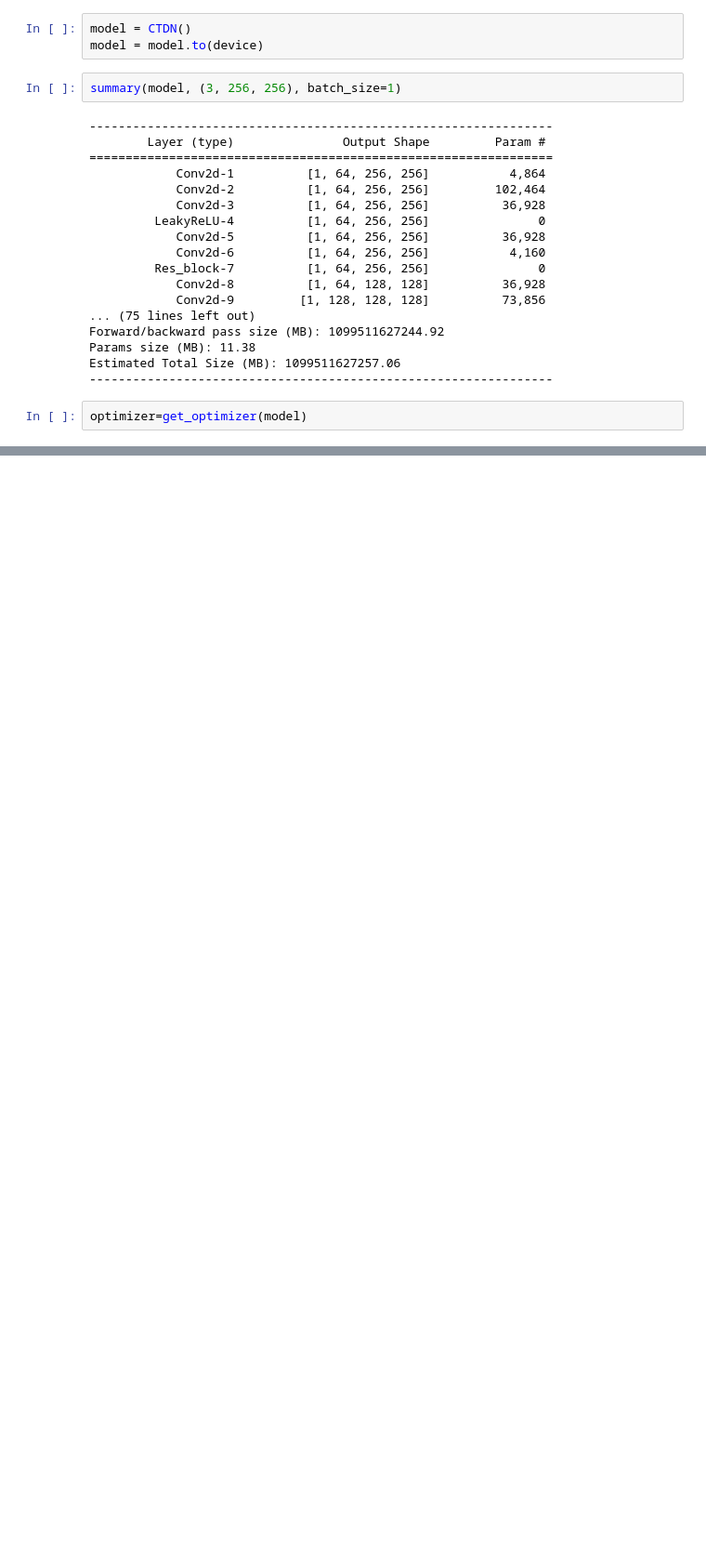
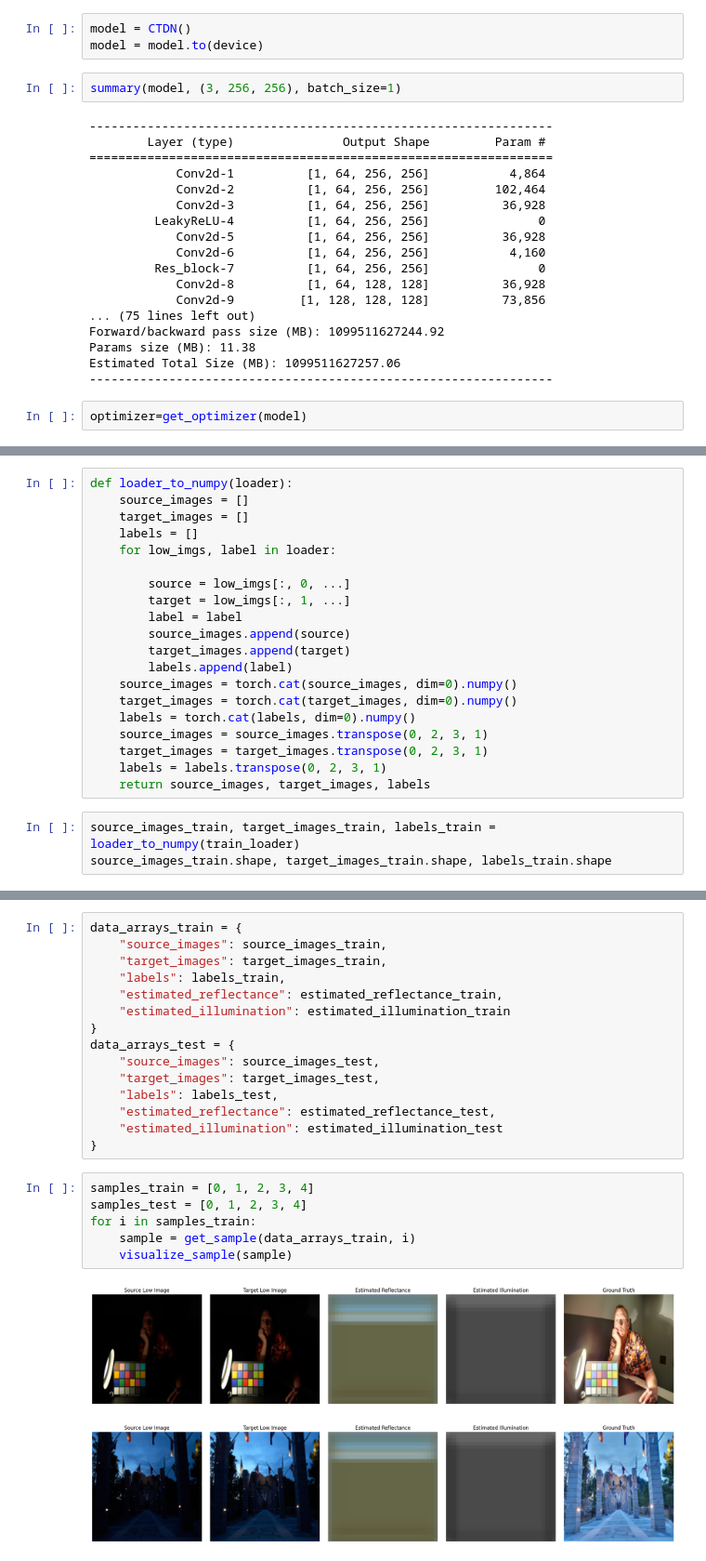
Before and after one commit to omarkhater/lle-generative-priors, a Jupyter notebook: eda/train_CTDN_SICE.ipynb, the cells around one changed output, grey strips where cells are left out. Shown at 93% size. Cells and saved outputs as stored; diff of their text form; blank space fills up the shorter version.

Commit message:
Initial Image Decompoistion Experiment

```diff
--- a/eda/train_CTDN_SICE.ipynb
+++ b/eda/train_CTDN_SICE.ipynb
@@ -77,0 +141,23 @@ Best epoch: 1, Best loss: 0.17065155506134033
+# %%
+def loader_to_numpy(loader):
+    source_images = []
+    target_images = []
+    labels = []
+    for low_imgs, label in loader:
+
+        source = low_imgs[:, 0, ...]
+        target = low_imgs[:, 1, ...]
+        label = label
+        source_images.append(source)
+        target_images.append(target)
+        labels.append(label)
+    source_images = torch.cat(source_images, dim=0).numpy()
+    target_images = torch.cat(target_images, dim=0).numpy()
+    labels = torch.cat(labels, dim=0).numpy()
+    source_images = source_images.transpose(0, 2, 3, 1)
+    target_images = target_images.transpose(0, 2, 3, 1)
+    labels = labels.transpose(0, 2, 3, 1)
+    return source_images, target_images, labels
+# %%
+source_images_train, target_images_train, labels_train = loader_to_numpy(train_loader)
+source_images_train.shape, target_images_train.shape, labels_train.shape
@@ -77,0 +217,24 @@ Best epoch: 1, Best loss: 0.17065155506134033
+# %%
+data_arrays_train = {
+    "source_images": source_images_train,
+    "target_images": target_images_train,
+    "labels": labels_train,
+    "estimated_reflectance": estimated_reflectance_train,
+    "estimated_illumination": estimated_illumination_train
+}
+data_arrays_test = {
+    "source_images": source_images_test,
+    "target_images": target_images_test,
+    "labels": labels_test,
+    "estimated_reflectance": estimated_reflectance_test,
+    "estimated_illumination": estimated_illumination_test
+}
+# %%
+samples_train = [0, 1, 2, 3, 4]
+samples_test = [0, 1, 2, 3, 4]
+for i in samples_train:
+    sample = get_sample(data_arrays_train, i)
+    visualize_sample(sample)
+# %% [output]
+[figure, added]
+[figure, added]
```
Also changed, not shown: parts of 13 cells of this notebook, 3 other files.
